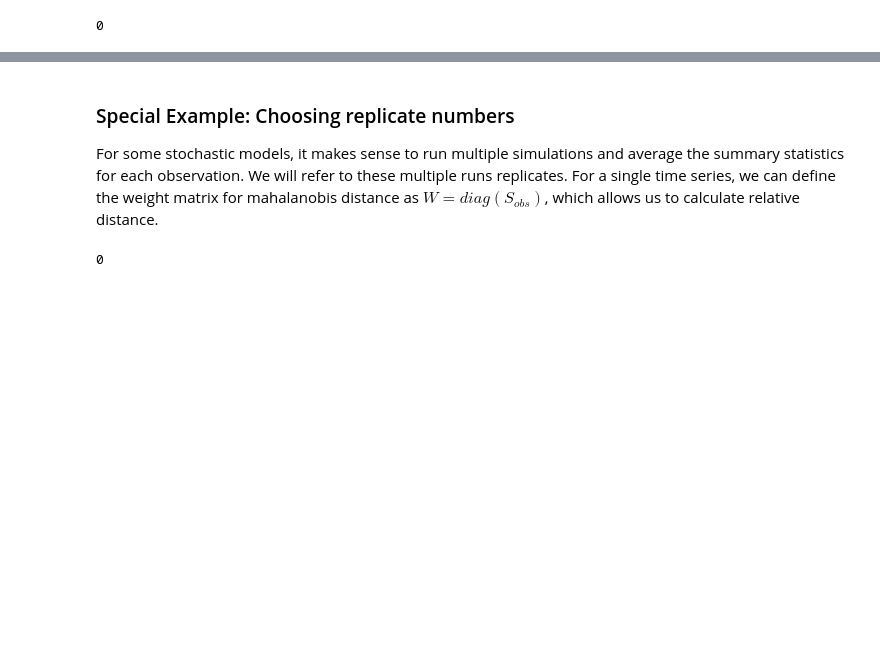
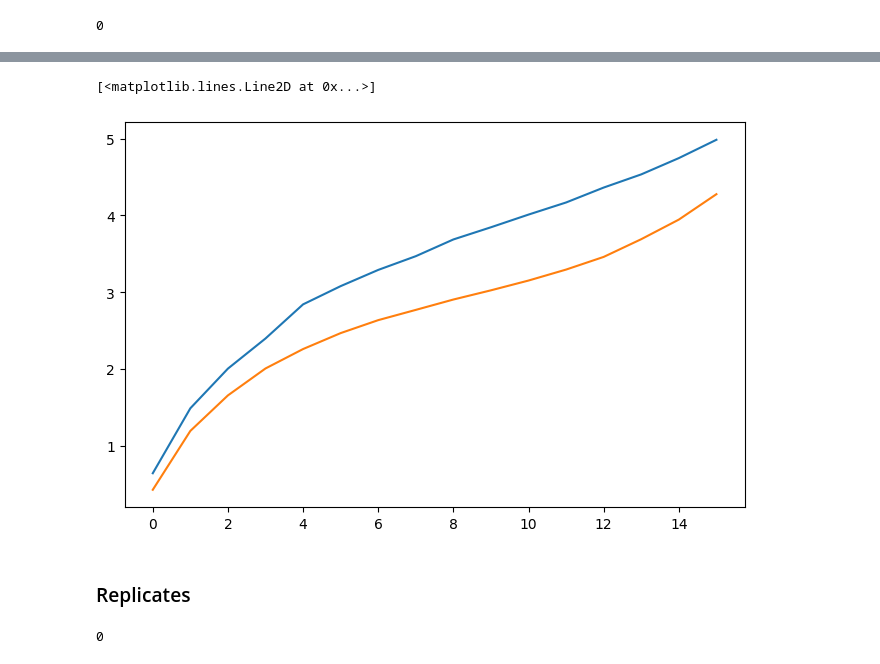
Before and after one commit to JacyZanussi/adaptive_minibatch_smc_abc, a Jupyter notebook: example_predator_prey.ipynb, the cells around one changed output, grey strips where cells are left out. Cells and saved outputs as stored; diff of their text form; code cells hidden in the pictures; blank space fills up the shorter version.

Commit message:
Basic fixes. Implemented correct adaptive minibatches and replicates

```diff
--- a/example_predator_prey.ipynb
+++ b/example_predator_prey.ipynb
@@ -152,5 +148,10 @@ Estimated v = 19.493. Noise: v/n = 1.949. v/N = 0.010. Estimated c = 0.743. SNR:
 # %%
-est = schemes.fvc_init(init_params,[2,None,0.5])
+est = schemes.fvc_init(init_params,[2,None,1.0])
 
-while (est.snr > 2) and (est.acceptance_rate > 0.02):
+tlist_a = []
+# while (est.snr > 2) and (est.acceptance_rate > 0.02):
+for i in range(16):
     schemes.fvc_loop(est)
+    tlist_a.append(est.total_time)
+    if est.acceptance_rate < 0.001:
+        break
@@ -157,7 +176,12 @@ while (est.snr > 2) and (est.acceptance_rate > 0.02):
+# %%
+fig,ax = plt.subplots(figsize = (8,5))
+ax.plot(np.log(tlist_c),label = 'Constant batch size')
+ax.plot(np.log(tlist_a),label = 'Adaptive batch size')
+# %% [output]
+[<matplotlib.lines.Line2D at 0x...>]
+[figure, added]
 # %% [markdown]
-### Special Example: Choosing replicate numbers
-
-For some stochastic models, it makes sense to run multiple simulations and average the summary statistics for each observation. We will refer to these multiple runs replicates. For a single time series, we can define the weight matrix for mahalanobis distance as $W = diag(S_{obs})$, which allows us to calculate relative distance.
+### Replicates
 # %%
 ## Setup and tau leaping example
 sample_size = 128
```
Also changed, not shown: parts of 17 cells of this notebook, 9 other files.
